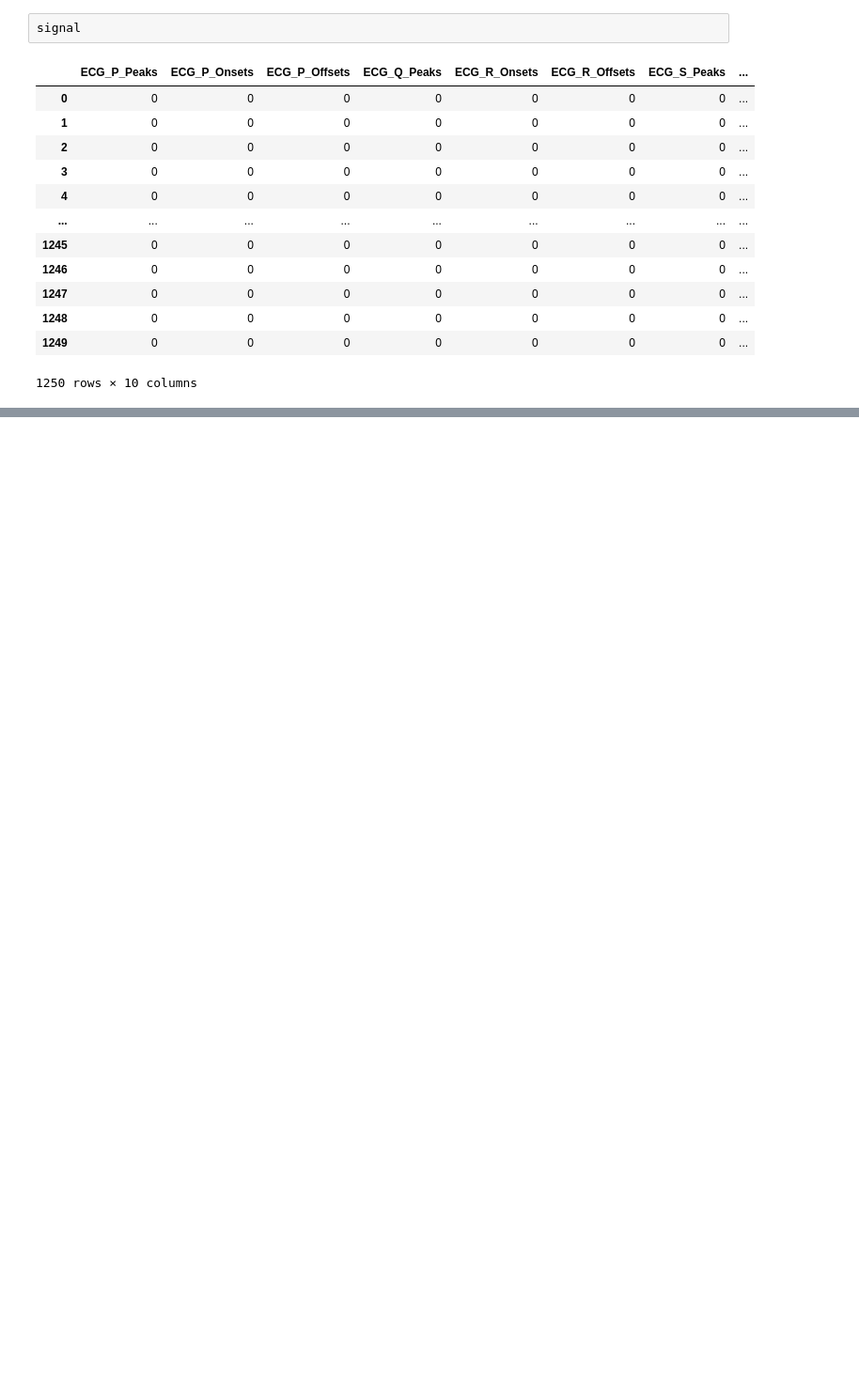
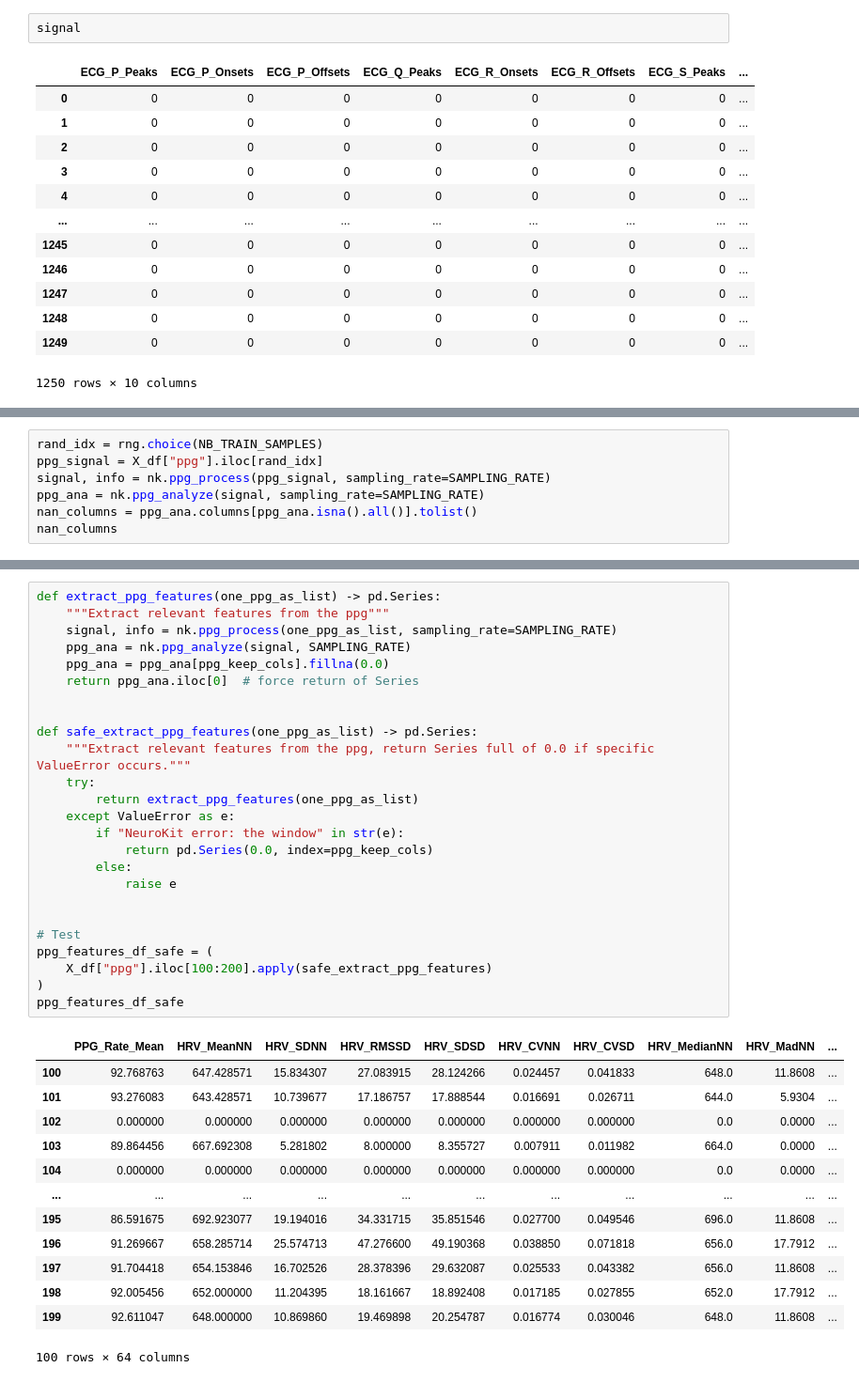
Before and after one commit to waddason/map_estimation, a Jupyter notebook: neurokit.ipynb, the cells around one changed output, grey strips where cells are left out. Shown at 94% size. Saved outputs shown, nothing was run; the diff lists cells and outputs as text; blank space fills up the shorter version.

Commit message:
add neurokit

```diff
--- a/neurokit.ipynb
+++ b/neurokit.ipynb
@@ -230,0 +400,7 @@ signal
+# %%
+rand_idx = rng.choice(NB_TRAIN_SAMPLES)
+ppg_signal = X_df["ppg"].iloc[rand_idx]
+signal, info = nk.ppg_process(ppg_signal, sampling_rate=SAMPLING_RATE)
+ppg_ana = nk.ppg_analyze(signal, sampling_rate=SAMPLING_RATE)
+nan_columns = ppg_ana.columns[ppg_ana.isna().all()].tolist()
+nan_columns
@@ -230,0 +427,39 @@ signal
+# %%
+def extract_ppg_features(one_ppg_as_list) -> pd.Series:
+    """Extract relevant features from the ppg"""
+    signal, info = nk.ppg_process(one_ppg_as_list, sampling_rate=SAMPLING_RATE)
+    ppg_ana = nk.ppg_analyze(signal, SAMPLING_RATE)
+    ppg_ana = ppg_ana[ppg_keep_cols].fillna(0.0)
+    return ppg_ana.iloc[0]  # force return of Series
+
+
+def safe_extract_ppg_features(one_ppg_as_list) -> pd.Series:
+    """Extract relevant features from the ppg, return Series full of 0.0 if specific ValueError occurs."""
+    try:
+        return extract_ppg_features(one_ppg_as_list)
+    except ValueError as e:
+        if "NeuroKit error: the window" in str(e):
+            return pd.Series(0.0, index=ppg_keep_cols)
+        else:
+            raise e
+
+
+# Test
+ppg_features_df_safe = (
+    X_df["ppg"].iloc[100:200].apply(safe_extract_ppg_features)
+)
+ppg_features_df_safe
+# %% [output]
+|  | PPG_Rate_Mean | HRV_MeanNN | HRV_SDNN | HRV_RMSSD | HRV_SDSD | HRV_CVNN | HRV_CVSD | HRV_MedianNN | HRV_MadNN | ... |
+| 100 | 92.768763 | 647.428571 | 15.834307 | 27.083915 | 28.124266 | 0.024457 | 0.041833 | 648.0 | 11.8608 | ... |
+| 101 | 93.276083 | 643.428571 | 10.739677 | 17.186757 | 17.888544 | 0.016691 | 0.026711 | 644.0 | 5.9304 | ... |
+| 102 | 0.000000 | 0.000000 | 0.000000 | 0.000000 | 0.000000 | 0.000000 | 0.000000 | 0.0 | 0.0000 | ... |
+| 103 | 89.864456 | 667.692308 | 5.281802 | 8.000000 | 8.355727 | 0.007911 | 0.011982 | 664.0 | 0.0000 | ... |
+| 104 | 0.000000 | 0.000000 | 0.000000 | 0.000000 | 0.000000 | 0.000000 | 0.000000 | 0.0 | 0.0000 | ... |
+| ... | ... | ... | ... | ... | ... | ... | ... | ... | ... | ... |
+| 195 | 86.591675 | 692.923077 | 19.194016 | 34.331715 | 35.851546 | 0.027700 | 0.049546 | 696.0 | 11.8608 | ... |
+| 196 | 91.269667 | 658.285714 | 25.574713 | 47.276600 | 49.190368 | 0.038850 | 0.071818 | 656.0 | 17.7912 | ... |
+| 197 | 91.704418 | 654.153846 | 16.702526 | 28.378396 | 29.632087 | 0.025533 | 0.043382 | 656.0 | 11.8608 | ... |
+| 198 | 92.005456 | 652.000000 | 11.204395 | 18.161667 | 18.892408 | 0.017185 | 0.027855 | 652.0 | 17.7912 | ... |
+| 199 | 92.611047 | 648.000000 | 10.869860 | 19.469898 | 20.254787 | 0.016774 | 0.030046 | 648.0 | 11.8608 | ... |
+100 rows × 64 columns
```
Also changed, not shown: parts of 15 cells of this notebook, 3 other files.
